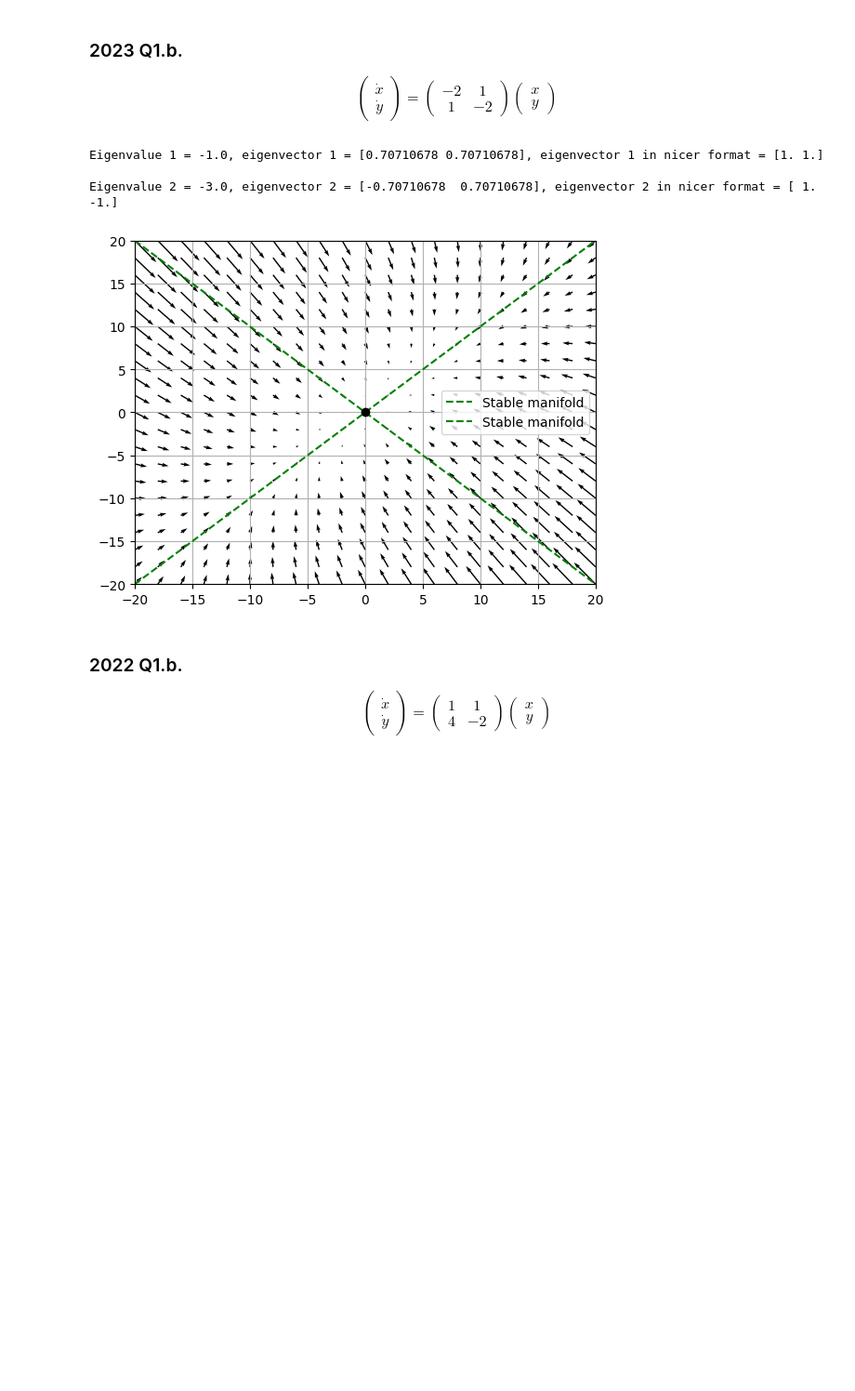
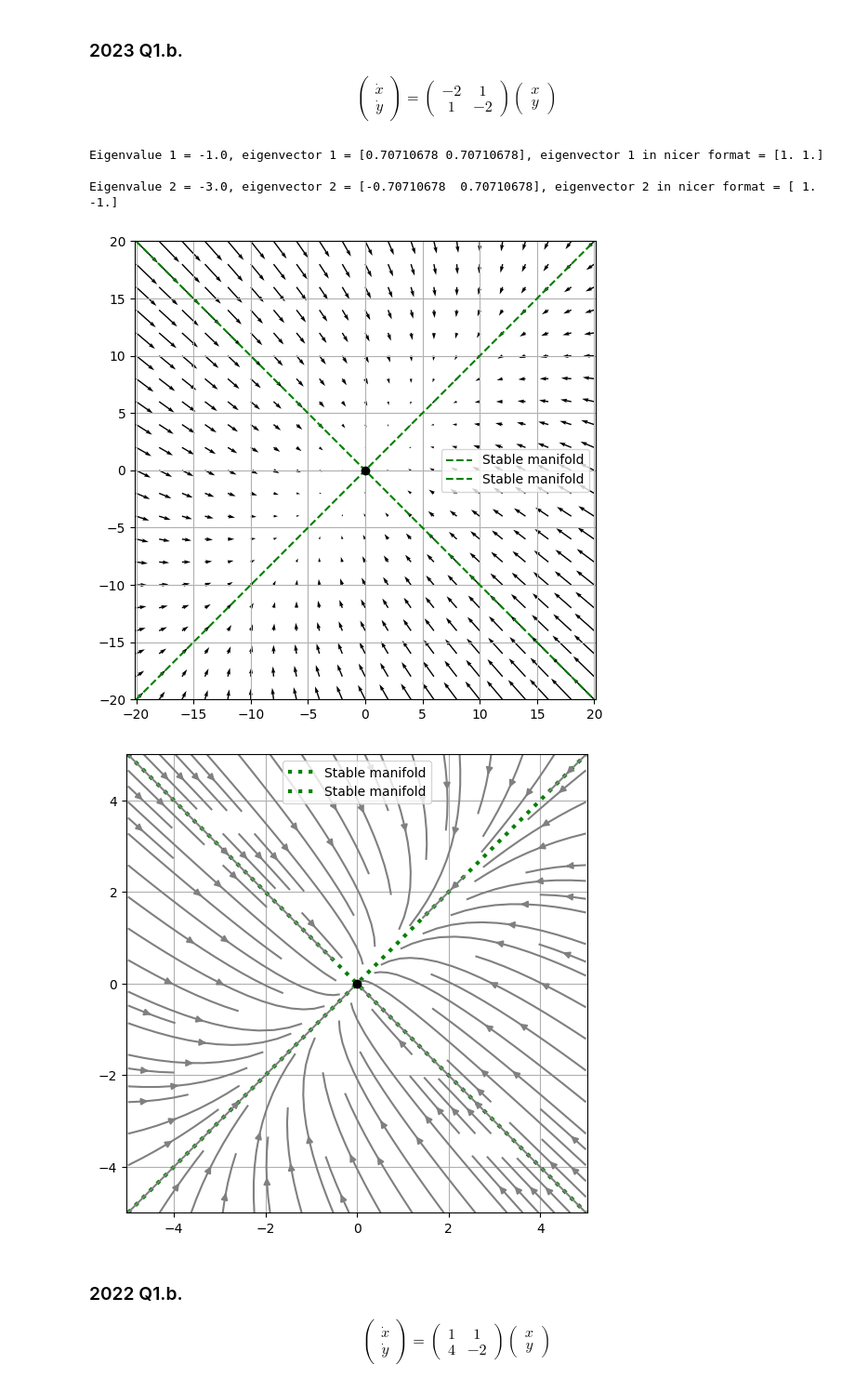
Before and after one commit to s-hynes/MP491, a Jupyter notebook: CH02_linear_2d_ODEs_exam_questions.ipynb, the cells around one changed output. Shown at 93% size. Drawn from its saved outputs; the diff is of its cells as text; code cells hidden in the pictures; blank space fills up the shorter version.

```diff
--- a/CH02_linear_2d_ODEs_exam_questions.ipynb
+++ b/CH02_linear_2d_ODEs_exam_questions.ipynb
@@ -26,12 +28,14 @@ $$
 # %%
 from CH02_quiver import eigen, direction_field
 eigen([[-2,1], [1, -2]], print_values=True)
 direction_field(-2,1,1,-2, xmin=-20, xmax=20, ymin=-20, ymax=20, num_arrows=21)
+stream_lin(-2,1,1,-2, eq_pts=[0,0], density=1)
 # %% [output]
 Eigenvalue 1 = -1.0, eigenvector 1 = [0.70710678 0.70710678], eigenvector 1 in nicer format = [1. 1.]
 
 Eigenvalue 2 = -3.0, eigenvector 2 = [-0.70710678  0.70710678], eigenvector 2 in nicer format = [ 1. -1.]
-[figure, old version]
+[figure, new version]
+[figure, added]
 # %% [markdown]
 ### 2022 Q1.b.
 
```
Also changed, not shown: parts of 8 cells of this notebook.
